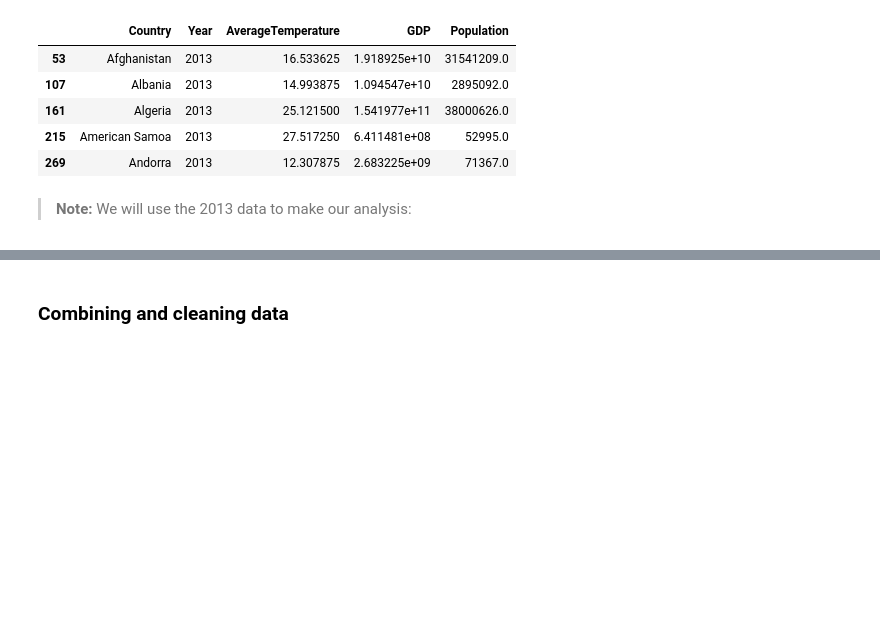
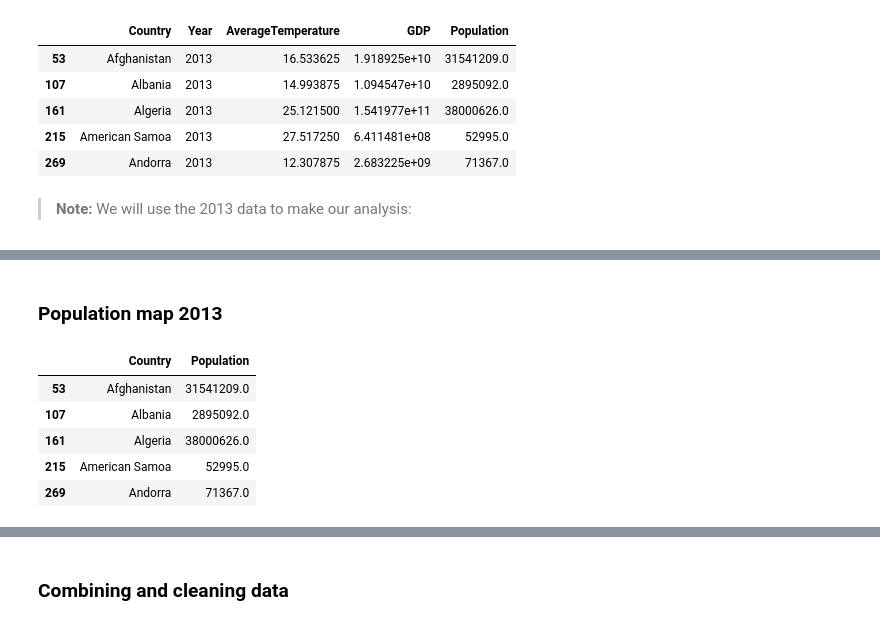
Before and after one commit to ArisMei/Beg-python-project, a Jupyter notebook: analysis/project-notebook-12.ipynb, the cells around one changed output, grey strips where cells are left out. Drawn from its saved outputs; the diff is of its cells as text; code cells hidden in the pictures; blank space fills up the shorter version.

```diff
--- a/analysis/project-notebook-12.ipynb
+++ b/analysis/project-notebook-12.ipynb
@@ -384,0 +437,11 @@ my_map.save('..\ 2013_temp.html')
+# %% [markdown]
+### Population map 2013
+# %%
+df_2013_pop.head()
+# %% [output]
+|  | Country | Population |
+| 53 | Afghanistan | 31541209.0 |
+| 107 | Albania | 2895092.0 |
+| 161 | Algeria | 38000626.0 |
+| 215 | American Samoa | 52995.0 |
+| 269 | Andorra | 71367.0 |
```
Also changed, not shown: parts of 12 cells of this notebook, 3 other files.
